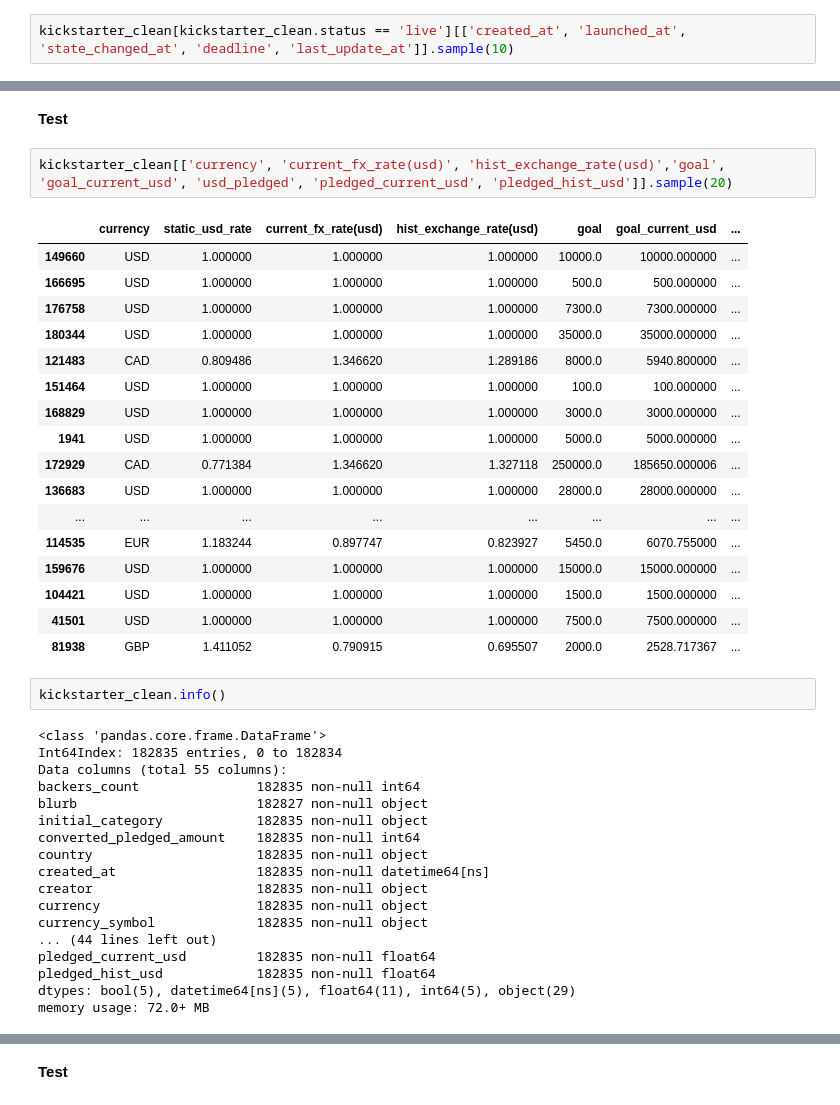
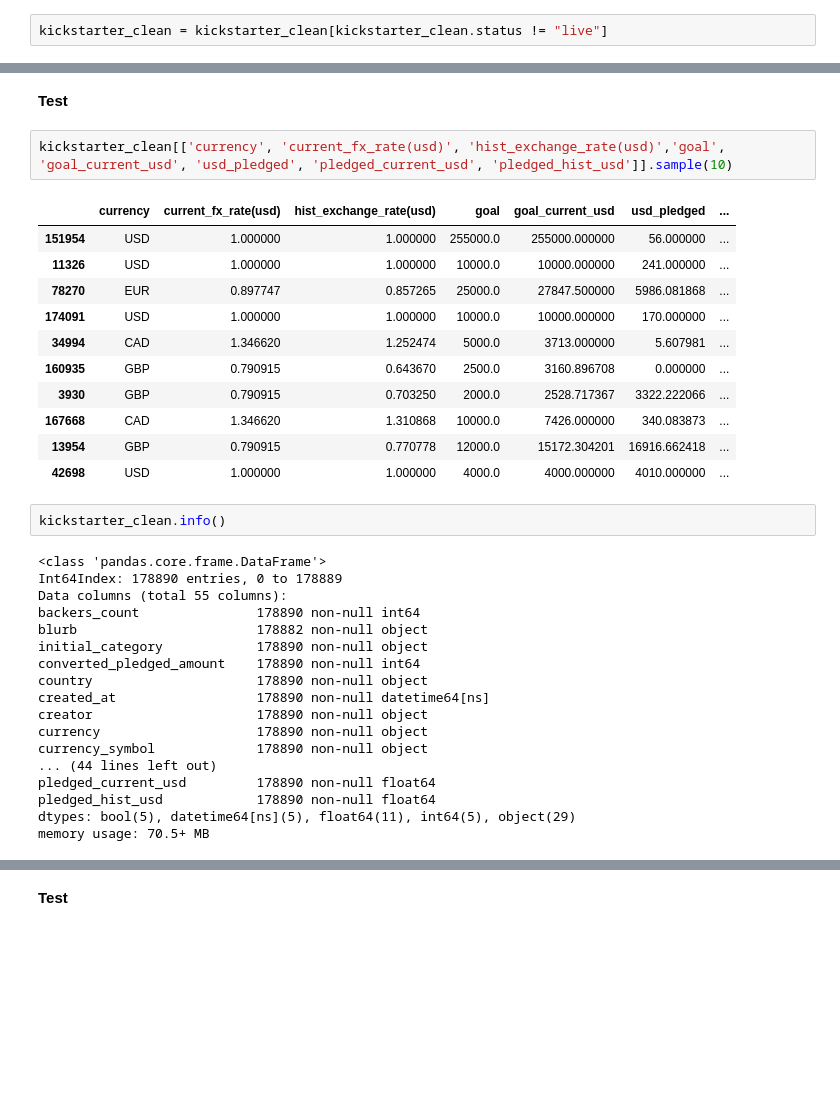
Before and after one commit to faymarie/crowdfunding-analysis, a Jupyter notebook: crowdfunding-analysis.ipynb, the cells around one changed output, grey strips where cells are left out. Drawn from its saved outputs; the diff is of its cells as text; blank space fills up the shorter version.

Commit message:
clean: Recover accidentally deleted cells

```diff
--- a/crowdfunding-analysis.ipynb
+++ b/crowdfunding-analysis.ipynb
@@ -1080,4 +1063,4 @@ Remove projects containing 'live' as a status.
 
 **Code**
 # %%
-kickstarter_clean[kickstarter_clean.status == 'live'][['created_at', 'launched_at', 'state_changed_at', 'deadline', 'last_update_at']].sample(10)
+kickstarter_clean = kickstarter_clean[kickstarter_clean.status != "live"]
@@ -1203,42 +1190,36 @@ kickstarter_clean['pledged_hist_usd'] = kickstarter_clean['usd_pledged'] / kicks
 # %% [markdown]
 **Test**
 # %%
-kickstarter_clean[['currency', 'current_fx_rate(usd)', 'hist_exchange_rate(usd)','goal', 'goal_current_usd', 'usd_pledged', 'pledged_current_usd', 'pledged_hist_usd']].sample(20)
+kickstarter_clean[['currency', 'current_fx_rate(usd)', 'hist_exchange_rate(usd)','goal', 'goal_current_usd', 'usd_pledged', 'pledged_current_usd', 'pledged_hist_usd']].sample(10)
 # %% [output]
-|  | currency | static_usd_rate | current_fx_rate(usd) | hist_exchange_rate(usd) | goal | goal_current_usd | ... |
-| 149660 | USD | 1.000000 | 1.000000 | 1.000000 | 10000.0 | 10000.000000 | ... |
-| 166695 | USD | 1.000000 | 1.000000 | 1.000000 | 500.0 | 500.000000 | ... |
-| 176758 | USD | 1.000000 | 1.000000 | 1.000000 | 7300.0 | 7300.000000 | ... |
-| 180344 | USD | 1.000000 | 1.000000 | 1.000000 | 35000.0 | 35000.000000 | ... |
-| 121483 | CAD | 0.809486 | 1.346620 | 1.289186 | 8000.0 | 5940.800000 | ... |
-| 151464 | USD | 1.000000 | 1.000000 | 1.000000 | 100.0 | 100.000000 | ... |
-| 168829 | USD | 1.000000 | 1.000000 | 1.000000 | 3000.0 | 3000.000000 | ... |
-| 1941 | USD | 1.000000 | 1.000000 | 1.000000 | 5000.0 | 5000.000000 | ... |
-| 172929 | CAD | 0.771384 | 1.346620 | 1.327118 | 250000.0 | 185650.000006 | ... |
-| 136683 | USD | 1.000000 | 1.000000 | 1.000000 | 28000.0 | 28000.000000 | ... |
-| ... | ... | ... | ... | ... | ... | ... | ... |
-| 114535 | EUR | 1.183244 | 0.897747 | 0.823927 | 5450.0 | 6070.755000 | ... |
-| 159676 | USD | 1.000000 | 1.000000 | 1.000000 | 15000.0 | 15000.000000 | ... |
-| 104421 | USD | 1.000000 | 1.000000 | 1.000000 | 1500.0 | 1500.000000 | ... |
-| 41501 | USD | 1.000000 | 1.000000 | 1.000000 | 7500.0 | 7500.000000 | ... |
-| 81938 | GBP | 1.411052 | 0.790915 | 0.695507 | 2000.0 | 2528.717367 | ... |
+|  | currency | current_fx_rate(usd) | hist_exchange_rate(usd) | goal | goal_current_usd | usd_pledged | ... |
+| 151954 | USD | 1.000000 | 1.000000 | 255000.0 | 255000.000000 | 56.000000 | ... |
+| 11326 | USD | 1.000000 | 1.000000 | 10000.0 | 10000.000000 | 241.000000 | ... |
+| 78270 | EUR | 0.897747 | 0.857265 | 25000.0 | 27847.500000 | 5986.081868 | ... |
+| 174091 | USD | 1.000000 | 1.000000 | 10000.0 | 10000.000000 | 170.000000 | ... |
+| 34994 | CAD | 1.346620 | 1.252474 | 5000.0 | 3713.000000 | 5.607981 | ... |
+| 160935 | GBP | 0.790915 | 0.643670 | 2500.0 | 3160.896708 | 0.000000 | ... |
+| 3930 | GBP | 0.790915 | 0.703250 | 2000.0 | 2528.717367 | 3322.222066 | ... |
+| 167668 | CAD | 1.346620 | 1.310868 | 10000.0 | 7426.000000 | 340.083873 | ... |
+| 13954 | GBP | 0.790915 | 0.770778 | 12000.0 | 15172.304201 | 16916.662418 | ... |
+| 42698 | USD | 1.000000 | 1.000000 | 4000.0 | 4000.000000 | 4010.000000 | ... |
 # %%
 kickstarter_clean.info()
 # %% [output]
 <class 'pandas.core.frame.DataFrame'>
-Int64Index: 182835 entries, 0 to 182834
+Int64Index: 178890 entries, 0 to 178889
 Data columns (total 55 columns):
-backers_count               182835 non-null int64
-blurb                       182827 non-null object
-initial_category            182835 non-null object
-converted_pledged_amount    182835 non-null int64
-country                     182835 non-null object
-created_at                  182835 non-null datetime64[ns]
-creator                     182835 non-null object
-currency                    182835 non-null object
-currency_symbol             182835 non-null object
+backers_count               178890 non-null int64
+blurb                       178882 non-null object
+initial_category            178890 non-null object
+converted_pledged_amount    178890 non-null int64
+country                     178890 non-null object
+created_at                  178890 non-null datetime64[ns]
+creator                     178890 non-null object
+currency                    178890 non-null object
+currency_symbol             178890 non-null object
 ... (44 lines left out)
-pledged_current_usd         182835 non-null float64
-pledged_hist_usd            182835 non-null float64
+pledged_current_usd         178890 non-null float64
+pledged_hist_usd            178890 non-null float64
 dtypes: bool(5), datetime64[ns](5), float64(11), int64(5), object(29)
-memory usage: 72.0+ MB
+memory usage: 70.5+ MB
```
Also changed, not shown: parts of 24 cells of this notebook.
